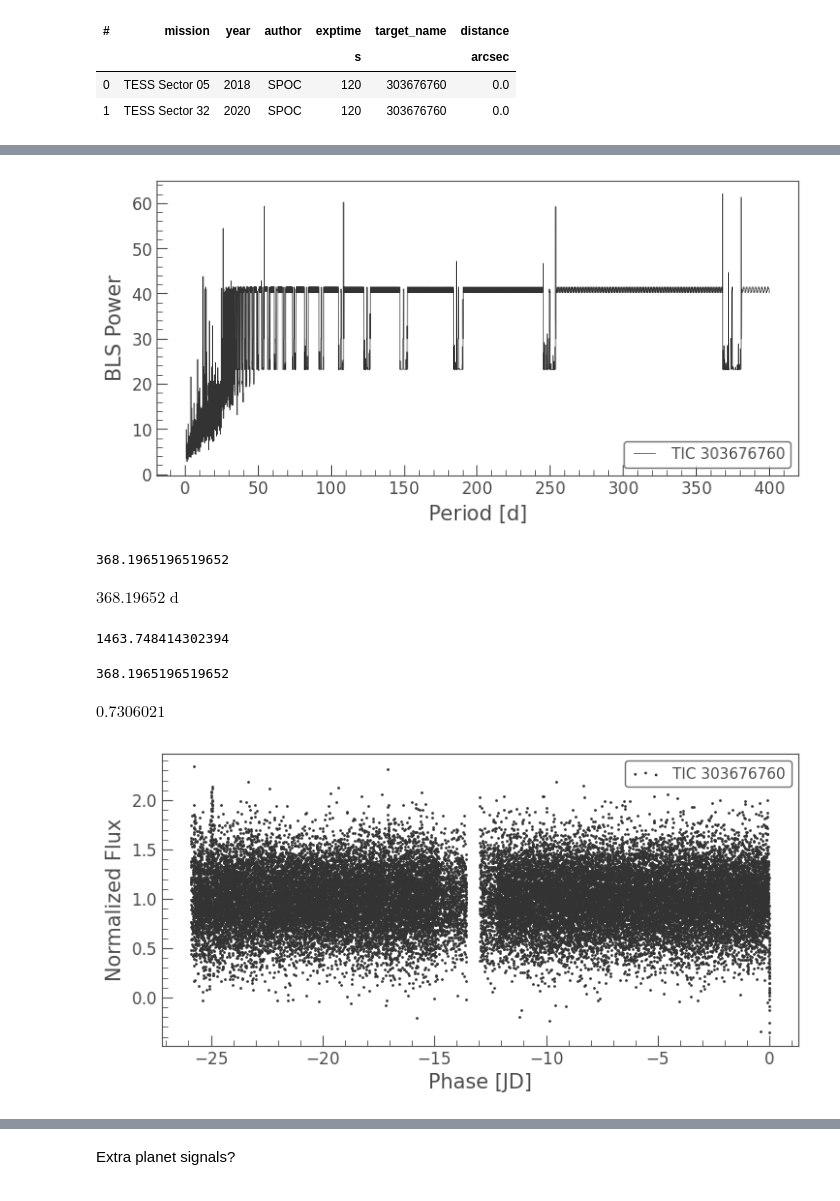
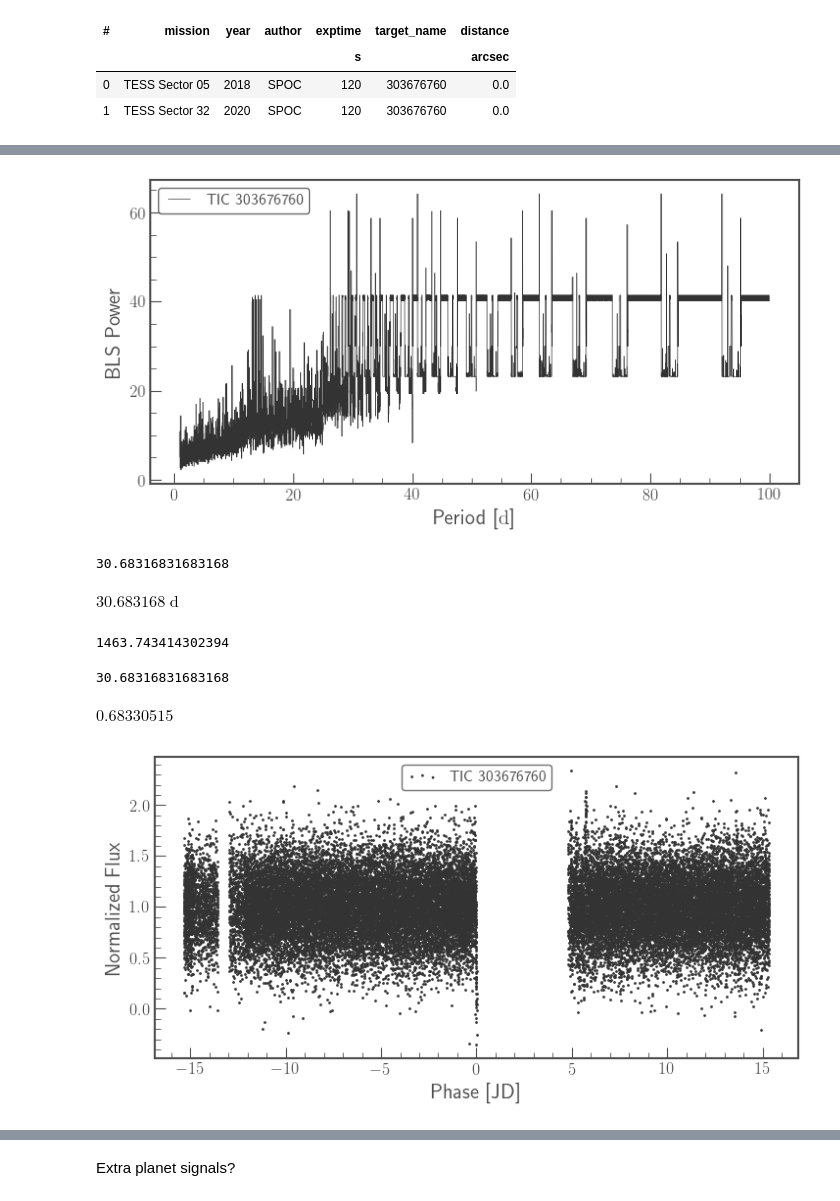
Before and after one commit to lupitatovar/Cool-Worlds, a Jupyter notebook: notebooks/K2_target.ipynb, the cells around one changed output, grey strips where cells are left out. Drawn from its saved outputs; the diff is of its cells as text; code cells hidden in the pictures.

```diff
--- a/notebooks/K2_target.ipynb
+++ b/notebooks/K2_target.ipynb
@@ -145,11 +211,11 @@ lc_flat.plot();
 # %%
 # Create array of periods to search
-period = np.linspace(1, 400, 10000)
+periodt = np.linspace(1, 100, 10000)
 # Create a BLSPeriodogram
-bls = lc_flat.to_periodogram(method='bls', period=period, frequency_factor=500);
-bls.plot();
+blst = lc_flat.to_periodogram(method='bls', period=periodt, frequency_factor=500);
+blst.plot();
 # %% [output]
-[figure, old version]
+[figure, new version]
 # %%
 #noise = np.random.normal(500, 100, 500)
 #plt.plot(noise)
@@ -157,34 +223,34 @@ bls.plot();
 #plt.plot(bls.period,bls.power)
 #plt.plot(noise)
 # %%
-bls.period_at_max_power.value
+blst.period_at_max_power.value
 # %% [output]
-368.1965196519652
+30.68316831683168
 # %%
-planet_period = bls.period_at_max_power
-planet_t0 = bls.transit_time_at_max_power
-planet_dur = bls.duration_at_max_power
+planet_periodt = blst.period_at_max_power
+planet_t0t = blst.transit_time_at_max_power
+planet_durt = blst.duration_at_max_power
 
 # Check the value for period
-planet_period
+planet_periodt
 # %% [output]
-$368.19652 \; \mathrm{d}$
+$30.683168 \; \mathrm{d}$
 # %%
-planet_t0.value
+planet_t0t.value
 # %% [output]
-1463.748414302394
+1463.743414302394
 # %%
-planet_period.value
+planet_periodt.value
 # %% [output]
-368.1965196519652
+30.68316831683168
 # %%
-bls.depth_at_max_power
+blst.depth_at_max_power
 # %% [output]
-$0.7306021 \; \mathrm{}$
+$0.68330515 \; \mathrm{}$
 # %%
-ax = lc_flat.fold(period=planet_period, epoch_time=planet_t0).scatter()
+ax = lc_flat.fold(period=planet_periodt, epoch_time=planet_t0t).scatter()
 #ax.set_xlim(-1, 1);
 # %% [output]
-[figure, old version]
+[figure, new version]
 # %%
 # Create a cadence mask using the BLS parameters
```
Also changed, not shown: parts of 39 cells of this notebook, 6 other files.
